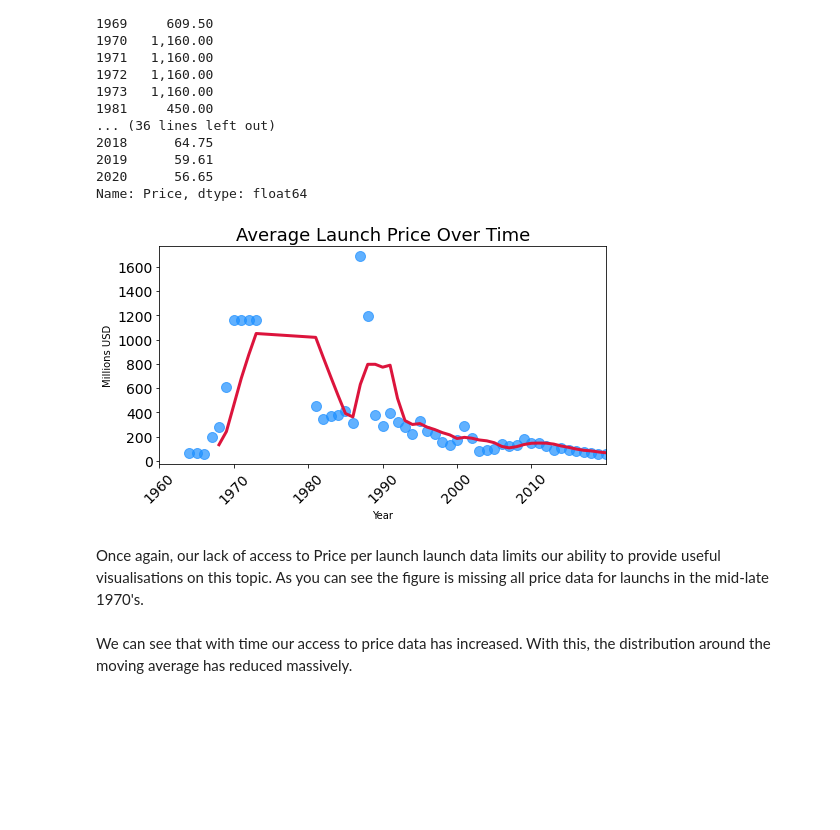
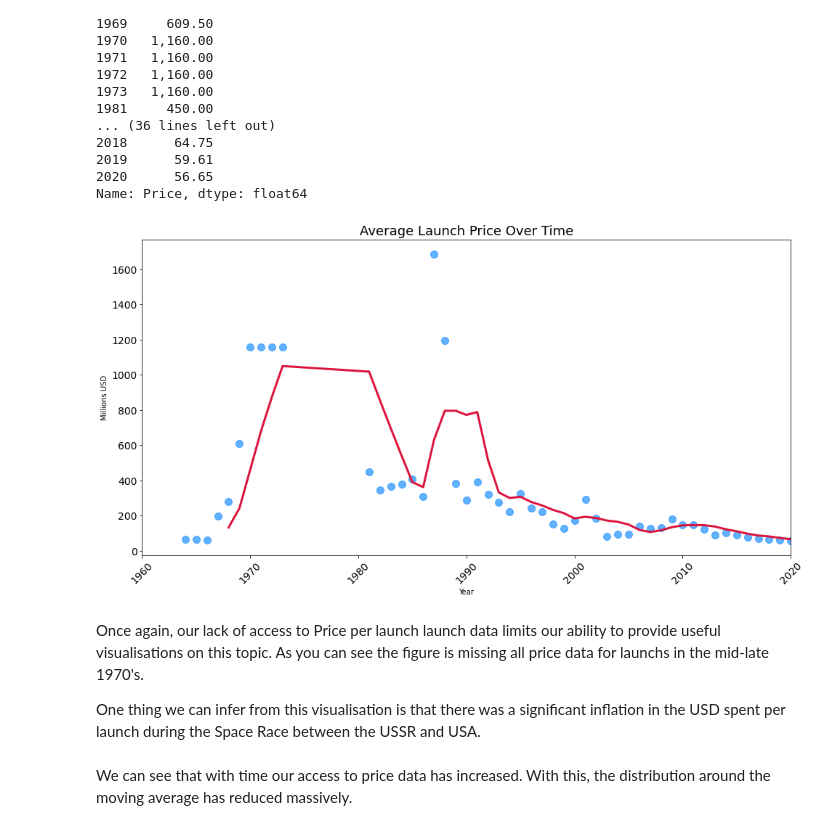
Before and after one commit to leocraig18/Data-Science-Analysis, a Jupyter notebook: Space_Missions_Analysis.ipynb, the cells around one changed output. Cells and saved outputs as stored; diff of their text form; code cells hidden in the pictures; blank space fills up the shorter version.

```diff
--- a/Space_Missions_Analysis.ipynb
+++ b/Space_Missions_Analysis.ipynb
@@ -533,4 +549,8 @@ Which month has seen the highest number of launches in all time? Superimpose a r
 # %%
 df_data['year'] = df_data['Date'].dt.year
 df_data['month'] = df_data['Date'].dt.month
-df_month = df_data.groupby(['year', 'month'], as_index=False).size()
+df_data['month_year'] = df_data['Date'].dt.strftime('%m/%Y')
+df_month = df_data.groupby(['month_year'], as_index=False).size()
+df_month.month_year = pd.to_datetime(df_month.month_year)
+df_month.sort_values(by='month_year', inplace=True)
+df_month['moving_average'] = df_month["size"].rolling(window=12).mean()
@@ -594,34 +604,36 @@ Name: Price, dtype: float64
 # %%
 moving_average = avg_price_df.rolling(window=5).mean()
 # %%
-plt.figure(figsize=(8,4))
+plt.figure(figsize=(16,8))
 plt.title("Average Launch Price Over Time", fontsize=18)
 plt.xlabel('Year')
 plt.ylabel('Millions USD')
 plt.yticks(fontsize=14)
-plt.xticks(ticks=np.arange(1960, 2020, step=10),
+plt.xticks(ticks=np.arange(1960, 2021, step=10),
            fontsize=14,
            rotation=45)
 
 ax = plt.gca() # get current axis
 ax.set_xlim(1960, 2020)
 
 ax.scatter(x=avg_price_df.index,
            y=avg_price_df.values,
            c='dodgerblue',
            alpha=0.7,
            s=100,)
 
 ax.plot(avg_price_df.index,
         moving_average.values,
         c='crimson',
         linewidth=3,)
 
 plt.show()
 # %% [output]
-[figure, old version]
+[figure, new version]
 # %% [markdown]
 Once again, our lack of access to Price per launch launch data limits our ability to provide useful visualisations on this topic. As you can see the figure is missing all price data for launchs in the mid-late 1970's.
+
+One thing we can infer from this visualisation is that there was a significant inflation in the USD spent per launch during the Space Race between the USSR and USA.
 # %% [markdown]
 We can see that with time our access to price data has increased. With this, the distribution around the moving average has reduced massively.
 # %% [markdown]
```
Also changed, not shown: parts of 22 cells of this notebook.
